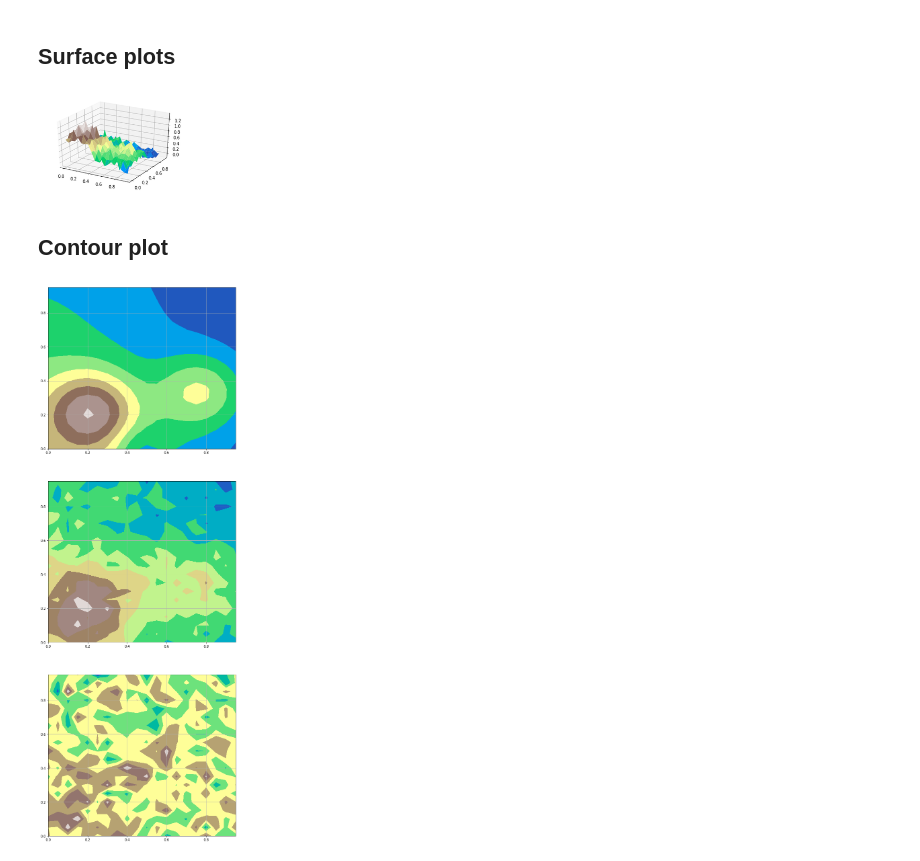
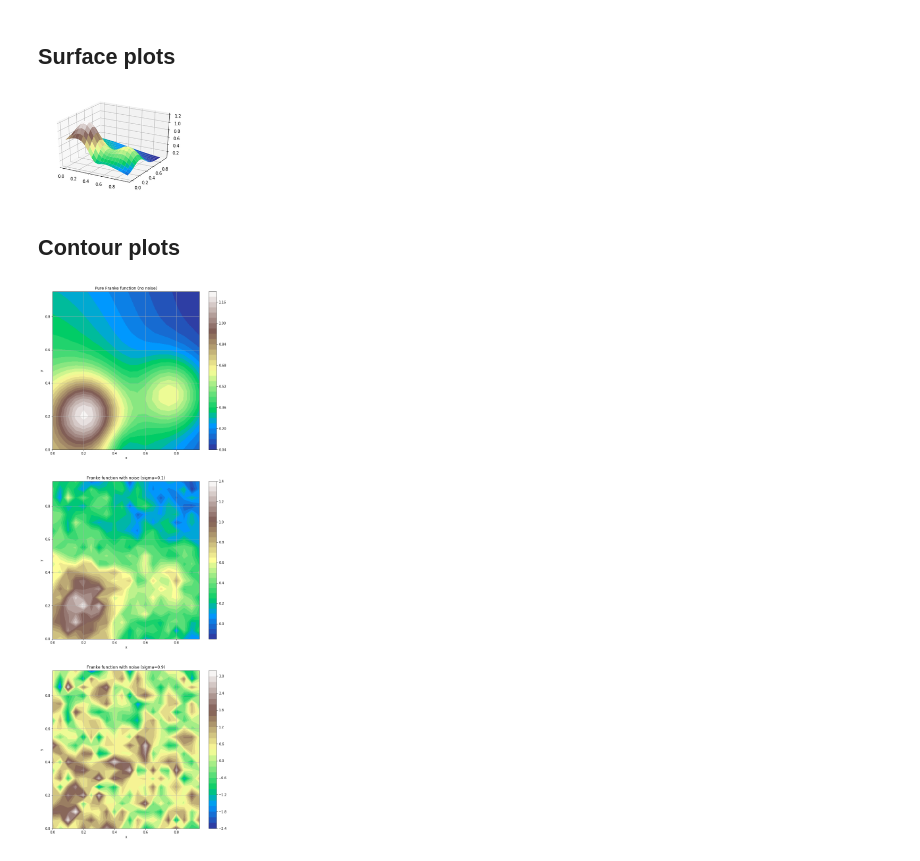
Before and after one commit to bjorngronntun/FYS-STK4155-project1, a Jupyter notebook: notebooks/20190905-visualizing-franke.ipynb, the cells around one changed output. Cells and saved outputs as stored; diff of their text form; code cells hidden in the pictures.

```diff
--- a/notebooks/20190905-visualizing-franke.ipynb
+++ b/notebooks/20190905-visualizing-franke.ipynb
@@ -47,25 +42,39 @@ for z in z_values:
 ## Surface plots
 # %%
 fig = plt.figure()
+
 ax = fig.gca(projection='3d')
-surf = ax.plot_surface(x, y, z_some_noise, cmap='terrain')
+ax.plot_surface(x, y, z_no_noise, cmap='terrain')
+
 plt.savefig('../reports/figures/test.png')
 plt.show()
 # %% [output]
-[figure, old version]
+[figure, new version]
 # %% [markdown]
-## Contour plot
+## Contour plots
 # %%
 plt.figure(figsize=(10, 30))
 plt.subplot(311)
-plt.contourf(x, y, z_no_noise, cmap = 'terrain')
+plt.title('Pure Franke function (no noise)')
+plt.contourf(x, y, z_no_noise, cmap = 'terrain', levels=30)
+plt.xlabel('x')
+plt.ylabel('y')
+plt.colorbar()
 plt.grid(True)
 plt.subplot(312)
-plt.contourf(x, y, z_some_noise, cmap = 'terrain')
+plt.title('Franke function with noise (sigma=0.1)')
+plt.contourf(x, y, z_some_noise, cmap = 'terrain', levels=30)
+plt.xlabel('x')
+plt.ylabel('y')
+plt.colorbar()
 plt.grid(True)
 plt.subplot(313)
-plt.contourf(x, y, z_noisy, cmap = 'terrain')
+plt.title('Franke function with noise (sigma=0.9)')
+plt.contourf(x, y, z_noisy, cmap = 'terrain', levels=30)
+plt.xlabel('x')
+plt.ylabel('y')
+plt.colorbar()
 plt.grid(True)
 plt.show()
 # %% [output]
-[figure, old version]
+[figure, new version]
```
Also changed, not shown: parts of 4 cells of this notebook, 5 other files.
